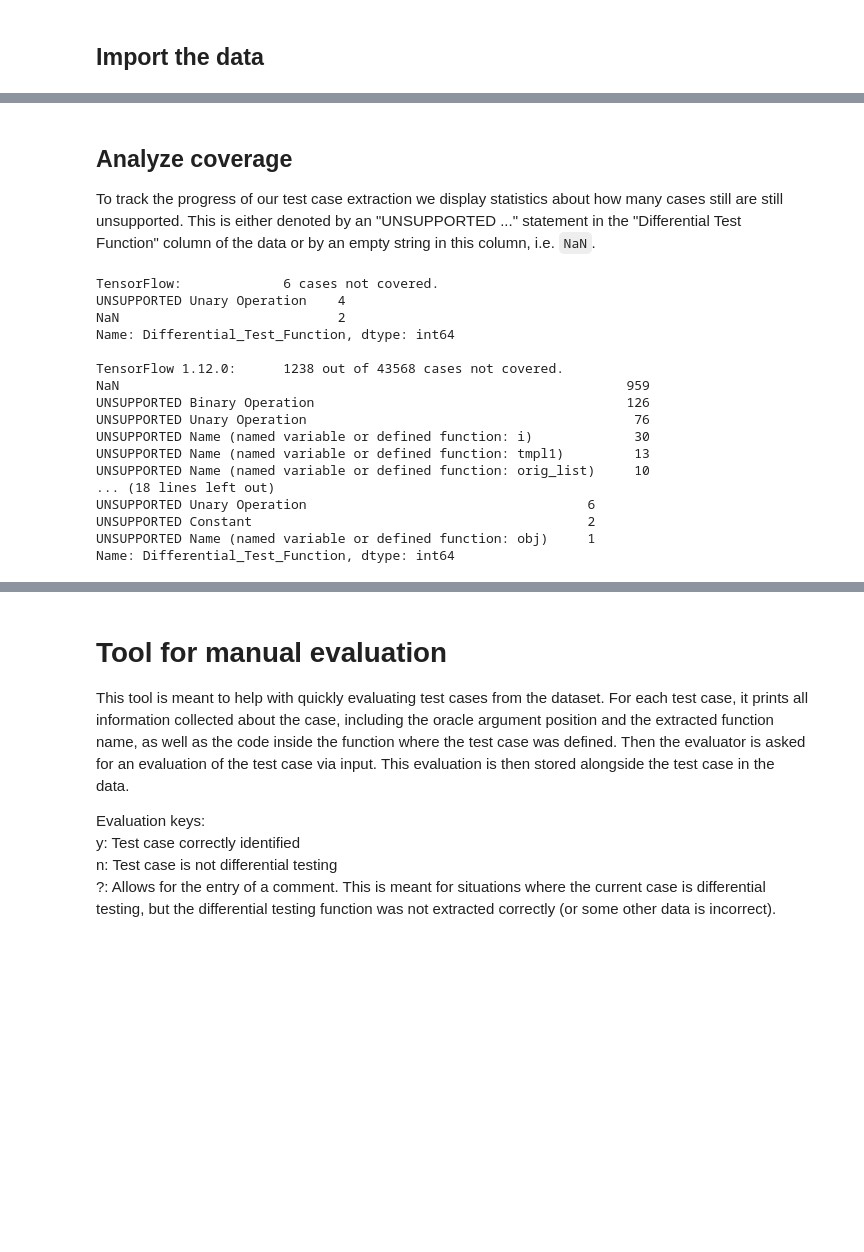
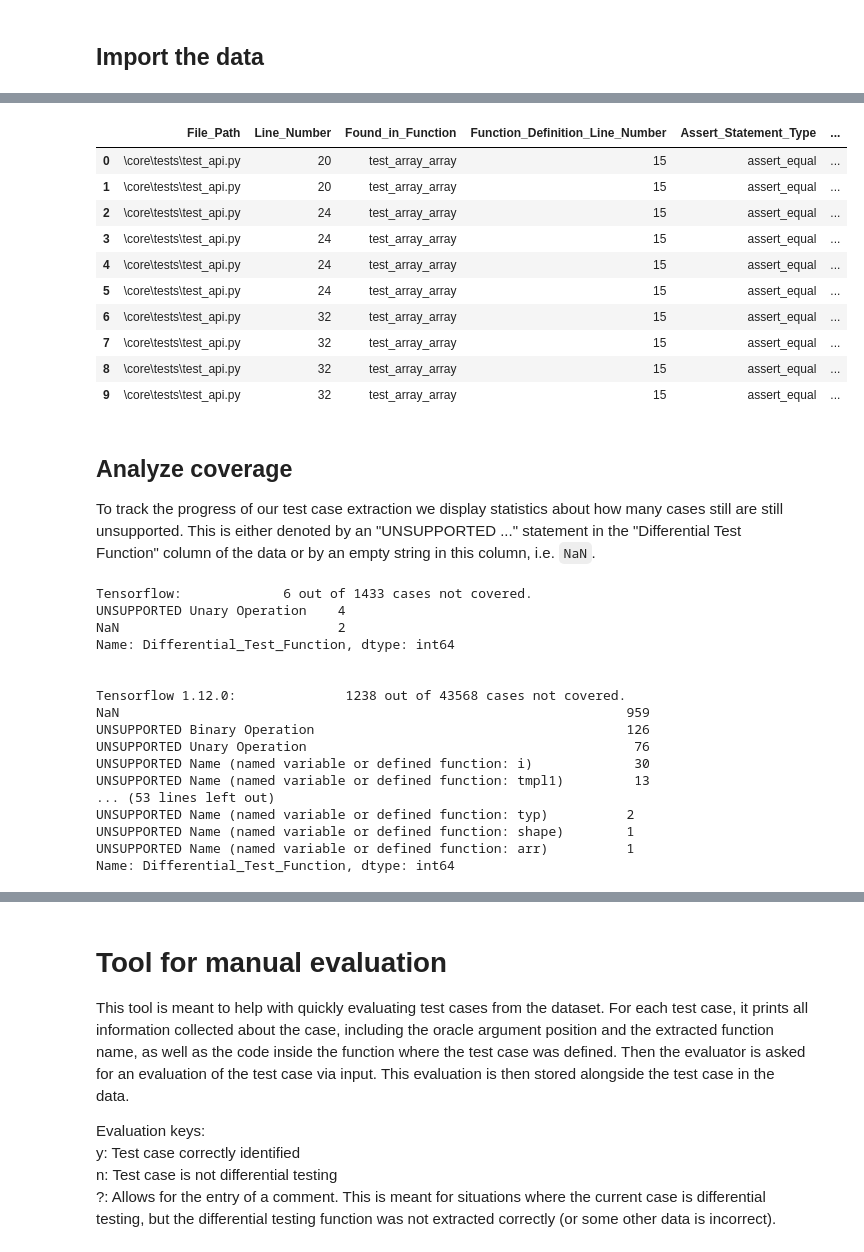
Before and after one commit to AlexanderProchnow/DLL_Testing_Tool, a Jupyter notebook: Code/1_Test_Case_Extraction_and_Analysis/2_Data_evaluation.ipynb, the cells around one changed output, grey strips where cells are left out. Saved outputs shown, nothing was run; the diff lists cells and outputs as text; code cells hidden in the pictures; blank space fills up the shorter version.

```diff
--- a/Code/1_Test_Case_Extraction_and_Analysis/2_Data_evaluation.ipynb
+++ b/Code/1_Test_Case_Extraction_and_Analysis/2_Data_evaluation.ipynb
@@ -98,40 +122,53 @@ df_theano.head(10)
+# %%
+# import numpy data and preview
+df_numpy = pd.read_csv('extracted_data/numpy_data.csv')
+df_numpy.head(10)
+# %% [output]
+|  | File_Path | Line_Number | Found_in_Function | Function_Definition_Line_Number | Assert_Statement_Type | ... |
+| 0 | \core\tests\test_api.py | 20 | test_array_array | 15 | assert_equal | ... |
+| 1 | \core\tests\test_api.py | 20 | test_array_array | 15 | assert_equal | ... |
+| 2 | \core\tests\test_api.py | 24 | test_array_array | 15 | assert_equal | ... |
+| 3 | \core\tests\test_api.py | 24 | test_array_array | 15 | assert_equal | ... |
+| 4 | \core\tests\test_api.py | 24 | test_array_array | 15 | assert_equal | ... |
+| 5 | \core\tests\test_api.py | 24 | test_array_array | 15 | assert_equal | ... |
+| 6 | \core\tests\test_api.py | 32 | test_array_array | 15 | assert_equal | ... |
+| 7 | \core\tests\test_api.py | 32 | test_array_array | 15 | assert_equal | ... |
+| 8 | \core\tests\test_api.py | 32 | test_array_array | 15 | assert_equal | ... |
+| 9 | \core\tests\test_api.py | 32 | test_array_array | 15 | assert_equal | ... |
 # %% [markdown]
 ## Analyze coverage
 
 To track the progress of our test case extraction we display statistics about how many cases still are still unsupported. This is either denoted by an "UNSUPPORTED ..." statement in the "Differential Test Function" column of the data or by an empty string in this column, i.e. `NaN`.
 # %%
-not_covered_tensorflow = df_tensorflow[df_tensorflow['Differential_Test_Function'].str.contains('UNSUPPORTED', na=False) | df_tensorflow['Differential_Test_Function'].isna()]
-print("TensorFlow:\t\t"+ str(len(not_covered_tensorflow)) + " cases not covered.")
-print(not_covered_tensorflow.Differential_Test_Function.value_counts(dropna=False))
+def print_not_covered(df, name):
+    not_covered_df = df[df['Differential_Test_Function'].str.contains('UNSUPPORTED', na=False) | df['Differential_Test_Function'].isna()]
+    print(name+":\t\t"+ str(len(not_covered_df)) + " out of " + str(len(df)) +   " cases not covered.")
+    print(not_covered_df.Differential_Test_Function.value_counts(dropna=False))
+    print("\n")
 
-not_covered_tensorflow_1_12_0 = df_tensorflow_1_12_0[df_tensorflow_1_12_0['Differential_Test_Function'].str.contains('UNSUPPORTED', na=False) | df_tensorflow_1_12_0['Differential_Test_Function'].isna()]
-print("\nTensorFlow 1.12.0:\t"+ str(len(not_covered_tensorflow_1_12_0)) + " out of " + str(len(df_tensorflow_1_12_0)) +  " cases not covered.")
-print(not_covered_tensorflow_1_12_0.Differential_Test_Function.value_counts(dropna=False))
-
-not_covered_pytorch = df_pytorch[df_pytorch['Differential_Test_Function'].str.contains('UNSUPPORTED', na=False) | df_pytorch['Differential_Test_Function'].isna()]
-print("\nPyTorch:\t\t"+ str(len(not_covered_pytorch)) + " cases not covered.")
-print(not_covered_pytorch.Differential_Test_Function.value_counts(dropna=False))
-
-not_covered_theano = df_theano[df_theano['Differential_Test_Function'].str.contains('UNSUPPORTED', na=False) | df_theano['Differential_Test_Function'].isna()]
-print("\nTheano:\t\t"+ str(len(not_covered_theano)) + " cases not covered.")
-print(not_covered_theano.Differential_Test_Function.value_counts(dropna=False))
+print_not_covered(df_tensorflow, "Tensorflow")
+print_not_covered(df_tensorflow_1_12_0, "Tensorflow 1.12.0")
+print_not_covered(df_pytorch, "PyTorch")
+print_not_covered(df_theano, "Theano")
+print_not_covered(df_scipy, "Scipy")
+print_not_covered(df_numpy, "Numpy")
 # %% [output]
-TensorFlow:             6 cases not covered.
+Tensorflow:             6 out of 1433 cases not covered.
 UNSUPPORTED Unary Operation    4
 NaN                            2
 Name: Differential_Test_Function, dtype: int64
 
-TensorFlow 1.12.0:      1238 out of 43568 cases not covered.
+
+Tensorflow 1.12.0:              1238 out of 43568 cases not covered.
 NaN                                                                 959
 UNSUPPORTED Binary Operation                                        126
 UNSUPPORTED Unary Operation                                          76
 UNSUPPORTED Name (named variable or defined function: i)             30
 UNSUPPORTED Name (named variable or defined function: tmpl1)         13
-UNSUPPORTED Name (named variable or defined function: orig_list)     10
-... (18 lines left out)
-UNSUPPORTED Unary Operation                                    6
-UNSUPPORTED Constant                                           2
-UNSUPPORTED Name (named variable or defined function: obj)     1
+... (53 lines left out)
+UNSUPPORTED Name (named variable or defined function: typ)          2
+UNSUPPORTED Name (named variable or defined function: shape)        1
+UNSUPPORTED Name (named variable or defined function: arr)          1
 Name: Differential_Test_Function, dtype: int64
 # %%
 #not_covered_tensorflow[not_covered_tensorflow['Differential_Test_Function'].str.contains('UNSUPPORTED', na=False)]
```
Also changed, not shown: parts of 9 cells of this notebook, 5 other files.
